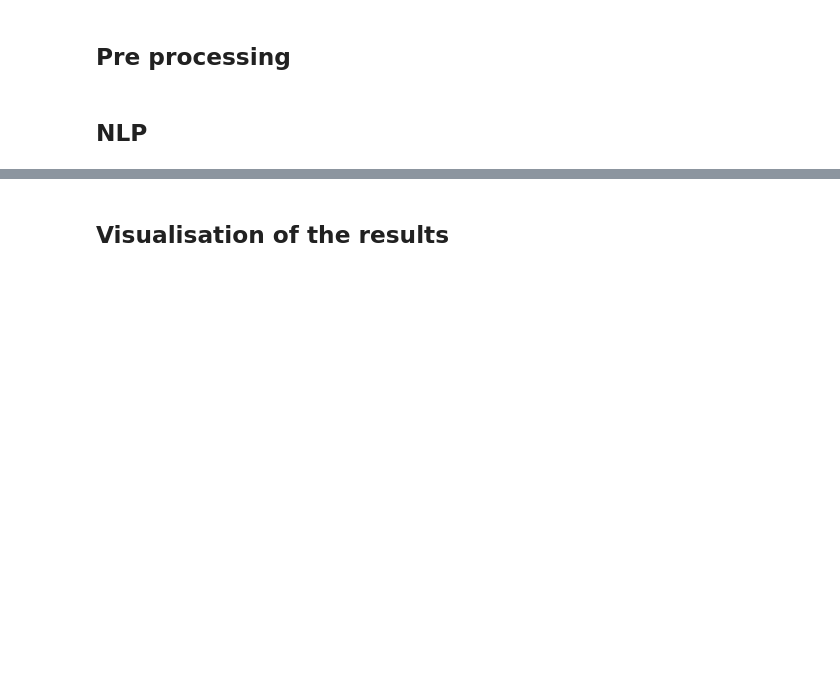
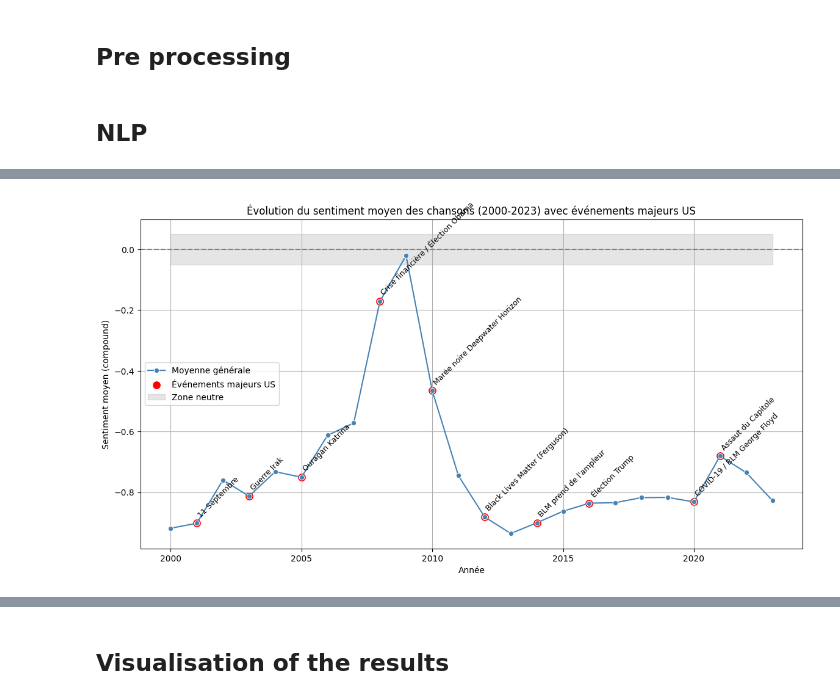
Before and after one commit to Isahrv/nlp_lyrics_analysis, a Jupyter notebook: code.ipynb, the cells around one changed output, grey strips where cells are left out. Cells and saved outputs as stored; diff of their text form; code cells hidden in the pictures; blank space fills up the shorter version.

```diff
--- a/code.ipynb
+++ b/code.ipynb
@@ -199,0 +386,47 @@ df["sentiment"] = df["clean_lyrics"].apply(vader_score)
+# %%
+# 1️⃣ Calcul du sentiment moyen par année pour tout le df_top
+sentiment_year = df_top.groupby("year")["sentiment"].median()
+
+# 2️⃣ Filtrer le df pour les années des événements US
+us_event_years = {
+    2001: "11 Septembre",
+    2003: "Guerre Irak",
+    2005: "Ouragan Katrina",
+    2008: "Crise financière / Élection Obama",
+    2010: "Marée noire Deepwater Horizon",
+    2012: "Black Lives Matter (Ferguson)",
+    2014: "BLM prend de l'ampleur",
+    2016: "Élection Trump",
+    2020: "COVID-19 / BLM George Floyd",
+    2021: "Assaut du Capitole"
+}
+df_us_events = df_top[df_top["year"].isin(us_event_years.keys())]
+sentiment_us_events = df_us_events.groupby("year")["sentiment"].median()
+
+# 3️⃣ Graphique
+plt.figure(figsize=(14,7))
+
+# Ligne sentiment moyen général
+sns.lineplot(x=sentiment_year.index, y=sentiment_year.values, marker="o", color="steelblue", label="Moyenne générale")
+
+# Points pour années clés US
+sns.scatterplot(x=sentiment_us_events.index, y=sentiment_us_events.values, color="red", s=100, label="Événements majeurs US")
+
+# Ajouter les annotations pour chaque événement
+for year, event in us_event_years.items():
+    if year in sentiment_us_events.index:
+        plt.text(year, sentiment_us_events.loc[year] + 0.02, event, rotation=45, fontsize=9, ha='left')
+
+# Ligne neutre
+plt.axhline(0, color="gray", linestyle="--")
+plt.fill_between(sentiment_year.index, -0.05, 0.05, color="gray", alpha=0.2, label="Zone neutre")
+
+# Labels et titre
+plt.title("Évolution du sentiment moyen des chansons (2000-2023) avec événements majeurs US")
+plt.xlabel("Année")
+plt.ylabel("Sentiment moyen (compound)")
+plt.legend()
+plt.grid(True)
+plt.show()
+# %% [output]
+[figure, added]
```
Also changed, not shown: parts of 27 cells of this notebook, 2 other files.
